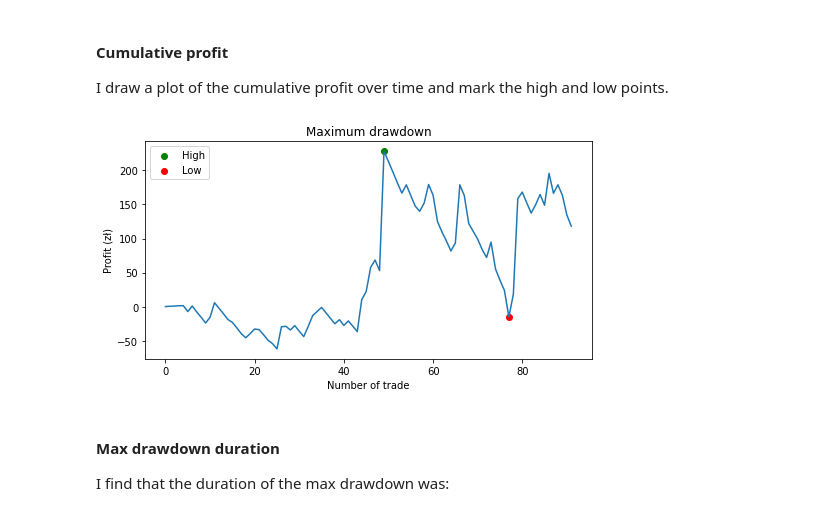
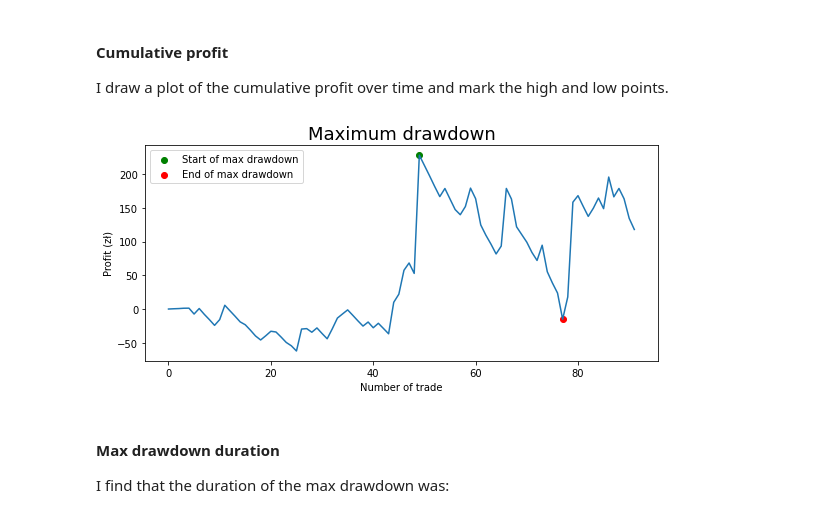
Before and after one commit to besiobu/data-science-portfolio, a Jupyter notebook: trading-results/Trading Results Analysis.ipynb, the cells around one changed output. Cells and saved outputs as stored; diff of their text form; code cells hidden in the pictures.

```diff
--- a/trading-results/Trading Results Analysis.ipynb
+++ b/trading-results/Trading Results Analysis.ipynb
@@ -732,20 +738,21 @@ I draw a plot of the cumulative profit over time and mark the high and low point
 # %%
 width = 800
 height = 400
 dpi = 100
 
 plt.figure(figsize=(width/dpi, height/dpi))
 plt.plot(np.cumsum(df['Profit']))
 plt.ylabel("Profit (zł)")
 plt.xlabel("Number of trade")
-plt.scatter(d1, v1, c="green", label="High")
-plt.scatter(d2, v2, c="red", label="Low")
+plt.scatter(d1, v1, c="green", label="Start of max drawdown")
+plt.scatter(d2, v2, c="red", label="End of max drawdown")
 plt.legend(loc='best')
-plt.title('Maximum drawdown')
+plt.title('Maximum drawdown', fontsize=18)
+plt.tight_layout()
 plt.savefig('./img/drawdown.png')
 plt.show()
 # %% [output]
-[figure, old version]
+[figure, new version]
 # %% [markdown]
 #### Max drawdown duration
 I find that the duration of the max drawdown was:
```
Also changed, not shown: parts of 3 cells of this notebook, 4 other files.
